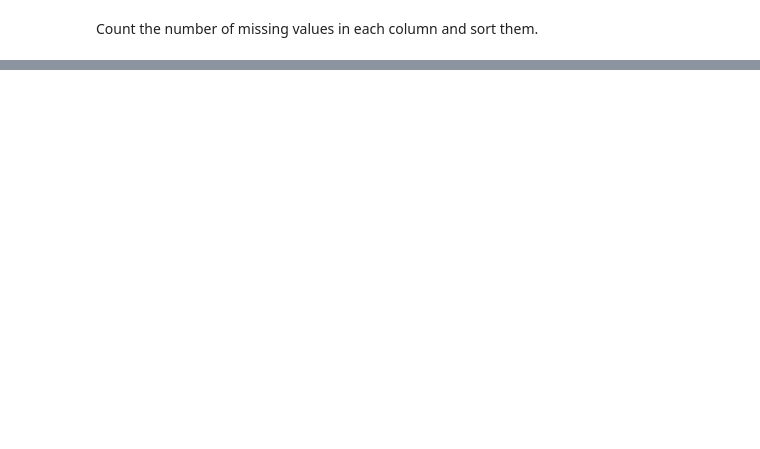
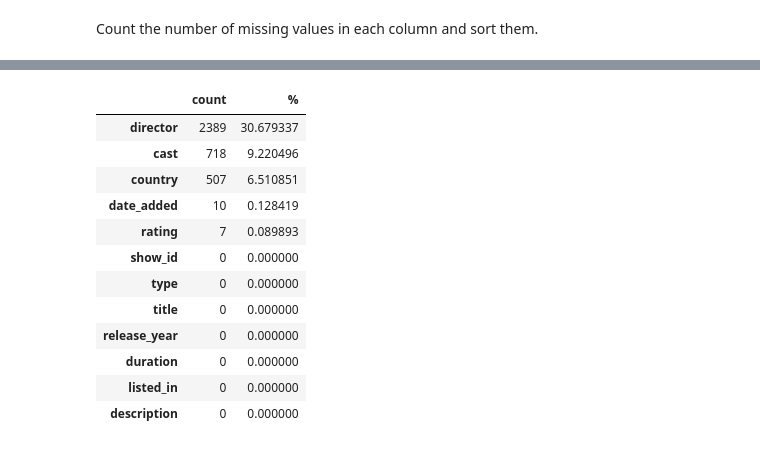
Before and after one commit to jessicaom/DSCapstone, a Jupyter notebook: recomendation/media_recomendaations_dw.ipynb, the cells around one changed output, grey strips where cells are left out. Cells and saved outputs as stored; diff of their text form; code cells hidden in the pictures; blank space fills up the shorter version.

```diff
--- a/recomendation/media_recomendaations_dw.ipynb
+++ b/recomendation/media_recomendaations_dw.ipynb
@@ -1050,0 +75,18 @@ Yes, we are missing 15-16% of ticket prices AdultWeekday and AdultWeekend.
+# %%
+missing = pd.concat([media_data.isnull().sum(), 100 * media_data.isnull().mean()], axis=1)
+missing.columns=['count', '%']
+missing.sort_values('count', ascending=False)
+# %% [output]
+|  | count | % |
+| director | 2389 | 30.679337 |
+| cast | 718 | 9.220496 |
+| country | 507 | 6.510851 |
+| date_added | 10 | 0.128419 |
+| rating | 7 | 0.089893 |
+| show_id | 0 | 0.000000 |
+| type | 0 | 0.000000 |
+| title | 0 | 0.000000 |
+| release_year | 0 | 0.000000 |
+| duration | 0 | 0.000000 |
+| listed_in | 0 | 0.000000 |
+| description | 0 | 0.000000 |
```
Also changed, not shown: parts of 186 cells of this notebook, 2 other files.
